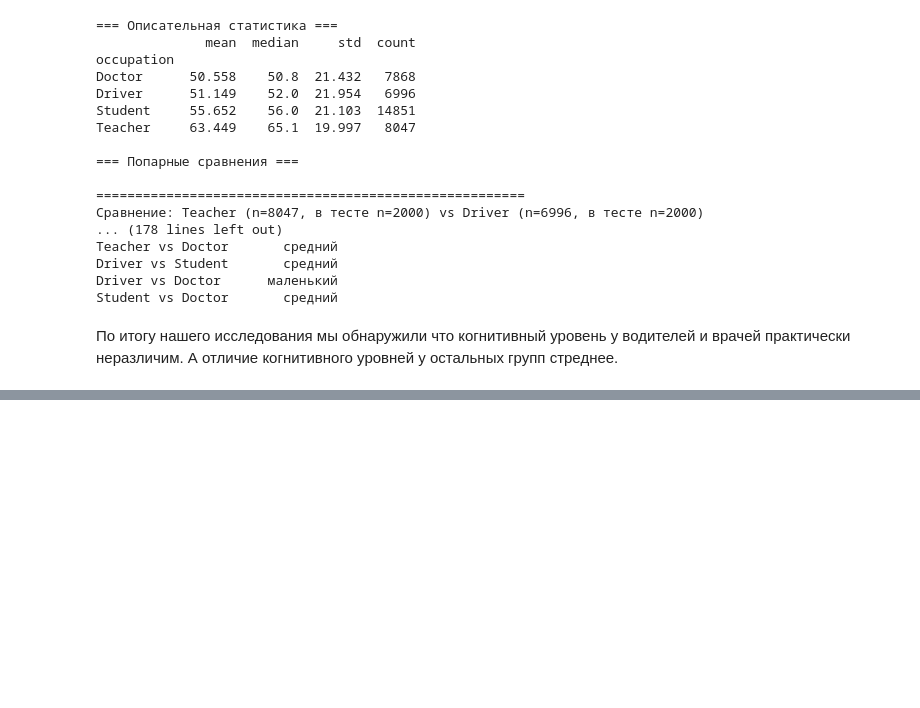
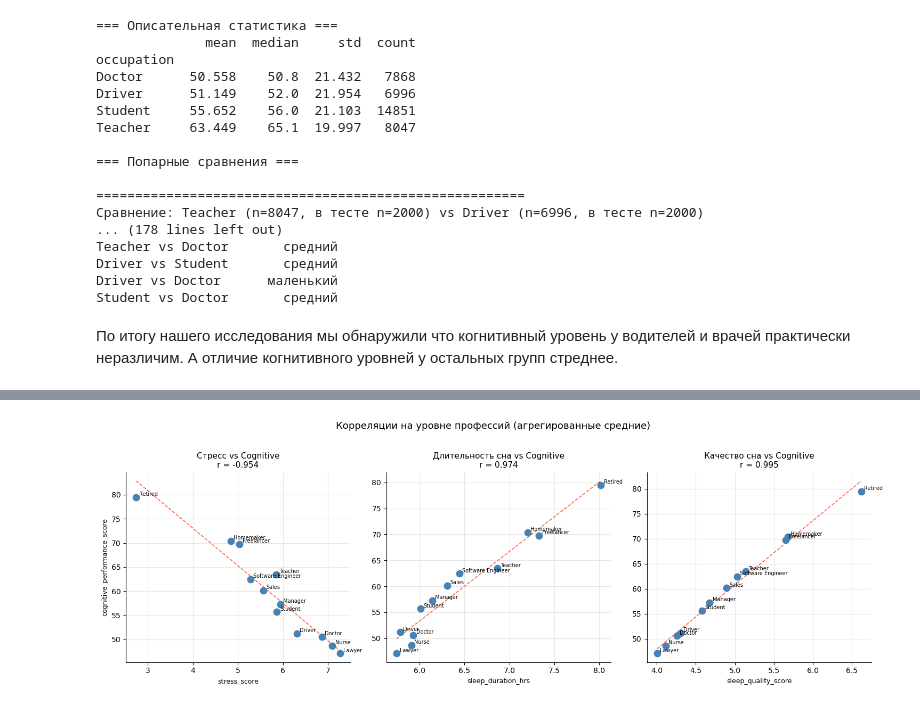
Before and after one commit to mello-bit/MS-Analysis-of-influence-sleep-durations-on-life-performance, a Jupyter notebook: analysis.ipynb, the cells around one changed output, grey strips where cells are left out. Saved outputs shown, nothing was run; the diff lists cells and outputs as text; code cells hidden in the pictures; blank space fills up the shorter version.

```diff
--- a/analysis.ipynb
+++ b/analysis.ipynb
@@ -559,0 +761,47 @@ Student vs Doctor       средний
+# %%
+# Агрегируем средние по профессиям !!!! ВАЖНО ЧТО ИМЕННО СРЕДНЕЕ !!!!
+agg = (df.groupby('occupation')
+         [['cognitive_performance_score', 'stress_score',
+           'sleep_duration_hrs', 'sleep_quality_score', 'work_hours_that_day']]
+         .mean()
+         .reset_index())
+# мы не переходили на индивидов
+
+fig, axes = plt.subplots(1, 3, figsize=(15, 5))
+
+pairs = [
+    ('stress_score',       'cognitive_performance_score', 'Стресс vs Cognitive'),
+    ('sleep_duration_hrs', 'cognitive_performance_score', 'Длительность сна vs Cognitive'),
+    ('sleep_quality_score','cognitive_performance_score', 'Качество сна vs Cognitive'),
+]
+
+for ax, (x_col, y_col, title) in zip(axes, pairs):
+    ax.scatter(agg[x_col], agg[y_col], s=80, color='steelblue', zorder=3)
+
+    # Подписи профессий
+    for _, row in agg.iterrows():
+        ax.annotate(row['occupation'],
+                    (row[x_col], row[y_col]),
+                    fontsize=7, ha='left',
+                    xytext=(4, 2), textcoords='offset points')
+
+    # Линия тренда
+    z = np.polyfit(agg[x_col], agg[y_col], 1)
+    p = np.poly1d(z)
+    x_line = np.linspace(agg[x_col].min(), agg[x_col].max(), 100)
+    ax.plot(x_line, p(x_line), 'tomato', linewidth=1.2, linestyle='--')
+
+    # Корреляция
+    r = agg[x_col].corr(agg[y_col])
+    ax.set_title(f'{title}\nr = {r:.3f}', fontsize=11)
+    ax.set_xlabel(x_col, fontsize=9)
+    ax.set_ylabel(y_col if ax == axes[0] else '', fontsize=9)
+    ax.grid(alpha=0.3)
+    ax.spines[['top', 'right']].set_visible(False)
+
+plt.suptitle('Корреляции на уровне профессий (агрегированные средние)',
+             fontsize=13, y=1.02)
+plt.tight_layout()
+plt.show()
+# %% [output]
+[figure, added]
```
Also changed, not shown: parts of 10 cells of this notebook.
